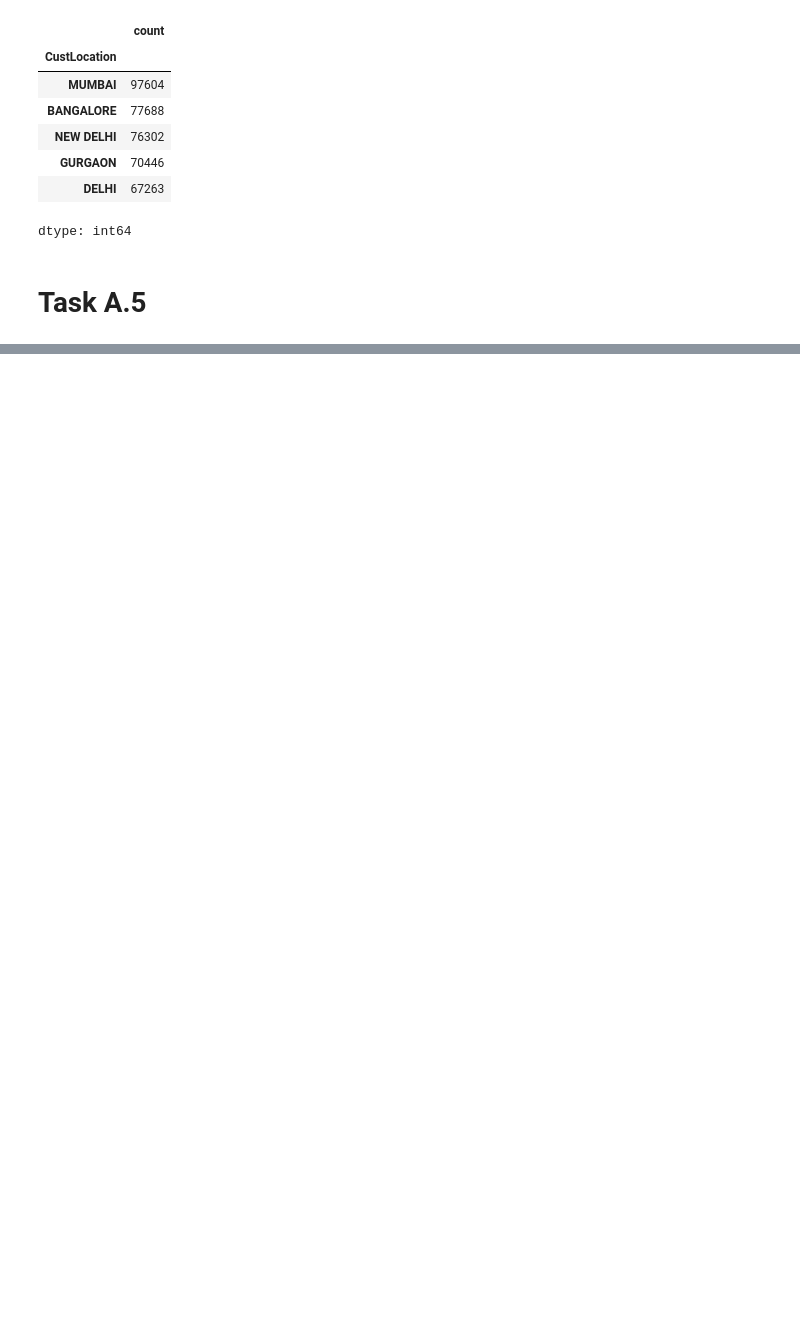
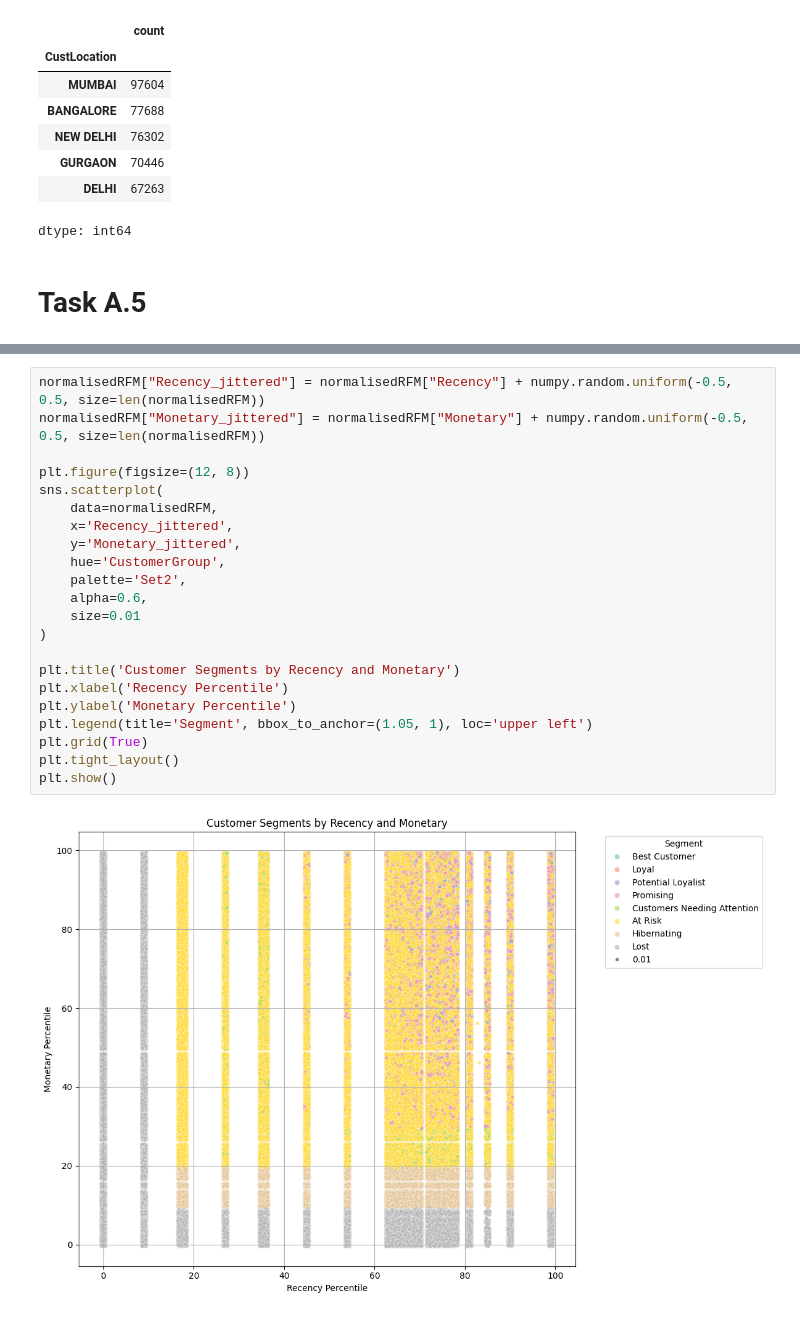
Before and after one commit to JoeBrunton/DWBI_CWK2, a Jupyter notebook: Bank_Transactions.ipynb, the cells around one changed output, grey strips where cells are left out. Cells and saved outputs as stored; diff of their text form; blank space fills up the shorter version.

```diff
--- a/Bank_Transactions.ipynb
+++ b/Bank_Transactions.ipynb
@@ -285,0 +484,24 @@ Sorted by Frequency
+# %%
+normalisedRFM["Recency_jittered"] = normalisedRFM["Recency"] + numpy.random.uniform(-0.5, 0.5, size=len(normalisedRFM))
+normalisedRFM["Monetary_jittered"] = normalisedRFM["Monetary"] + numpy.random.uniform(-0.5, 0.5, size=len(normalisedRFM))
+
+plt.figure(figsize=(12, 8))
+sns.scatterplot(
+    data=normalisedRFM,
+    x='Recency_jittered',
+    y='Monetary_jittered',
+    hue='CustomerGroup',
+    palette='Set2',
+    alpha=0.6,
+    size=0.01
+)
+
+plt.title('Customer Segments by Recency and Monetary')
+plt.xlabel('Recency Percentile')
+plt.ylabel('Monetary Percentile')
+plt.legend(title='Segment', bbox_to_anchor=(1.05, 1), loc='upper left')
+plt.grid(True)
+plt.tight_layout()
+plt.show()
+# %% [output]
+[figure, added]
```
Also changed, not shown: parts of 47 cells of this notebook.
